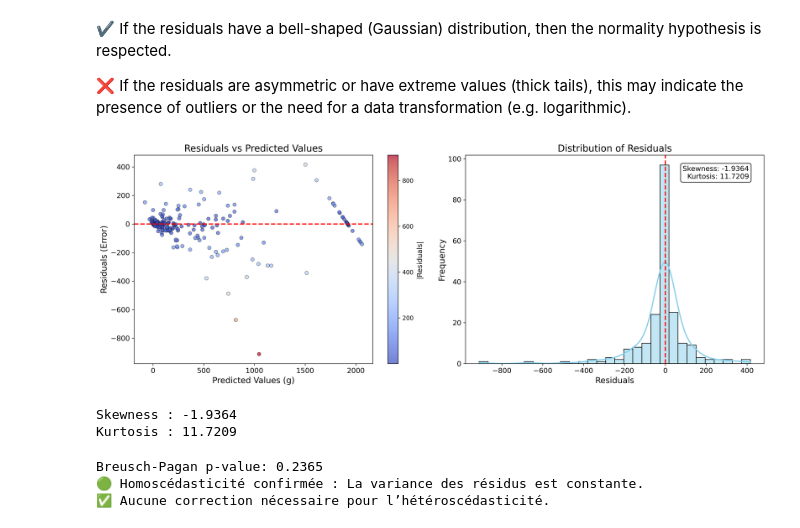
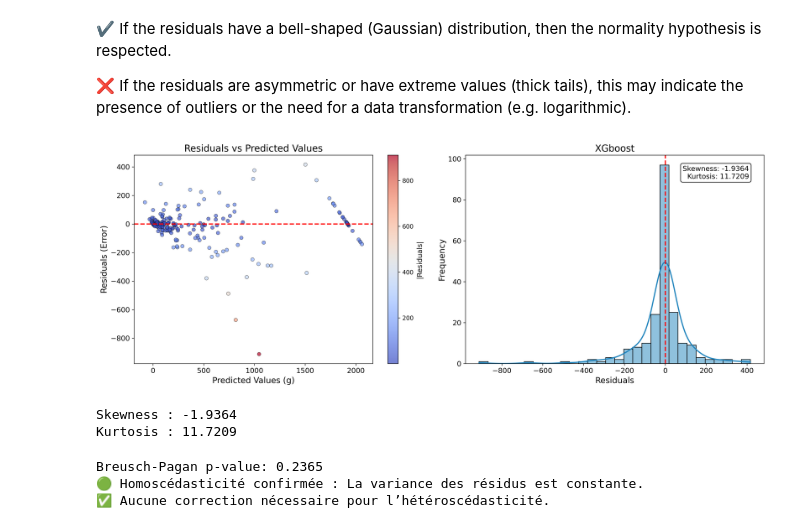
Before and after one commit to AI-BOBBY-SAS/Model_to_predict_GelHardness, a Jupyter notebook: Notebooks/Train_model_regression_improve.ipynb, the cells around one changed output. Cells and saved outputs as stored; diff of their text form; code cells hidden in the pictures.

```diff
--- a/Notebooks/Train_model_regression_improve.ipynb
+++ b/Notebooks/Train_model_regression_improve.ipynb
@@ -55,6 +55,7 @@ def convert_columns_with_numeric_values(df):
 
     # Supprimer les colonnes spécifiques si elles existent
     columns_to_drop = [
+        'Citation',
         'Citation Link',
         'Protein',
         'Unnamed: 21'
@@ -843,36 +833,36 @@ fig, axes = plt.subplots(1, 2, figsize=(16, 6), dpi=300)
 
 # 1st Graph: Plot of residuals vs predicted values
 scatter = axes[0].scatter(y_pred, residuals, c=np.abs(residuals), cmap="coolwarm", alpha=0.7, edgecolor="k", linewidth=0.5)
 axes[0].axhline(y=0, color="red", linestyle="dashed", linewidth=2)  # Ligne horizontale à 0
 axes[0].set_xlabel("Predicted Values (g)", fontsize=14)
 axes[0].set_ylabel("Residuals (Error)", fontsize=14)
 axes[0].set_title("Residuals vs Predicted Values", fontsize=16)
 axes[0].tick_params(axis='both', labelsize=12)
 
 # Adding a colorbar for better interpretation
 cbar = fig.colorbar(scatter, ax=axes[0])
 cbar.set_label("|Residuals|", fontsize=12)
 
 # 2nd Graph: Histogram of residuals
-sns.histplot(residuals, bins=30, kde=True, color="skyblue", edgecolor="black", ax=axes[1], line_kws={'linewidth': 2})
+sns.histplot(residuals, bins=30, kde=True, color="#2084bd", edgecolor="black", ax=axes[1], line_kws={'linewidth': 2})
 axes[1].axvline(x=0, color='red', linestyle='dashed', linewidth=2)  # Ligne centrale
-axes[1].set_title("Distribution of Residuals", fontsize=16)
+axes[1].set_title("XGboost", fontsize=16)
 axes[1].set_xlabel("Residuals", fontsize=14)
 axes[1].set_ylabel("Frequency", fontsize=14)
 axes[1].tick_params(axis='both', labelsize=12)
 
 # Adding skewness and kurtosis as annotations
 axes[1].annotate(f"Skewness: {stats.skew(residuals):.4f}\nKurtosis: {stats.kurtosis(residuals):.4f}",
                  xy=(0.95, 0.95), xycoords='axes fraction', ha='right', va='top', fontsize=12, bbox=dict(boxstyle="round", fc="white", ec="black"))
 
 # Display
 plt.tight_layout()
 plt.show()
 
 print(f"Skewness : {stats.skew(residuals):.4f}")
 print(f"Kurtosis : {stats.kurtosis(residuals):.4f}")
 # %% [output]
-[figure, old version]
+[figure, new version]
 Skewness : -1.9364
 Kurtosis : 11.7209
 # %%
```
Also changed, not shown: parts of 3 cells of this notebook, 5 other files.
